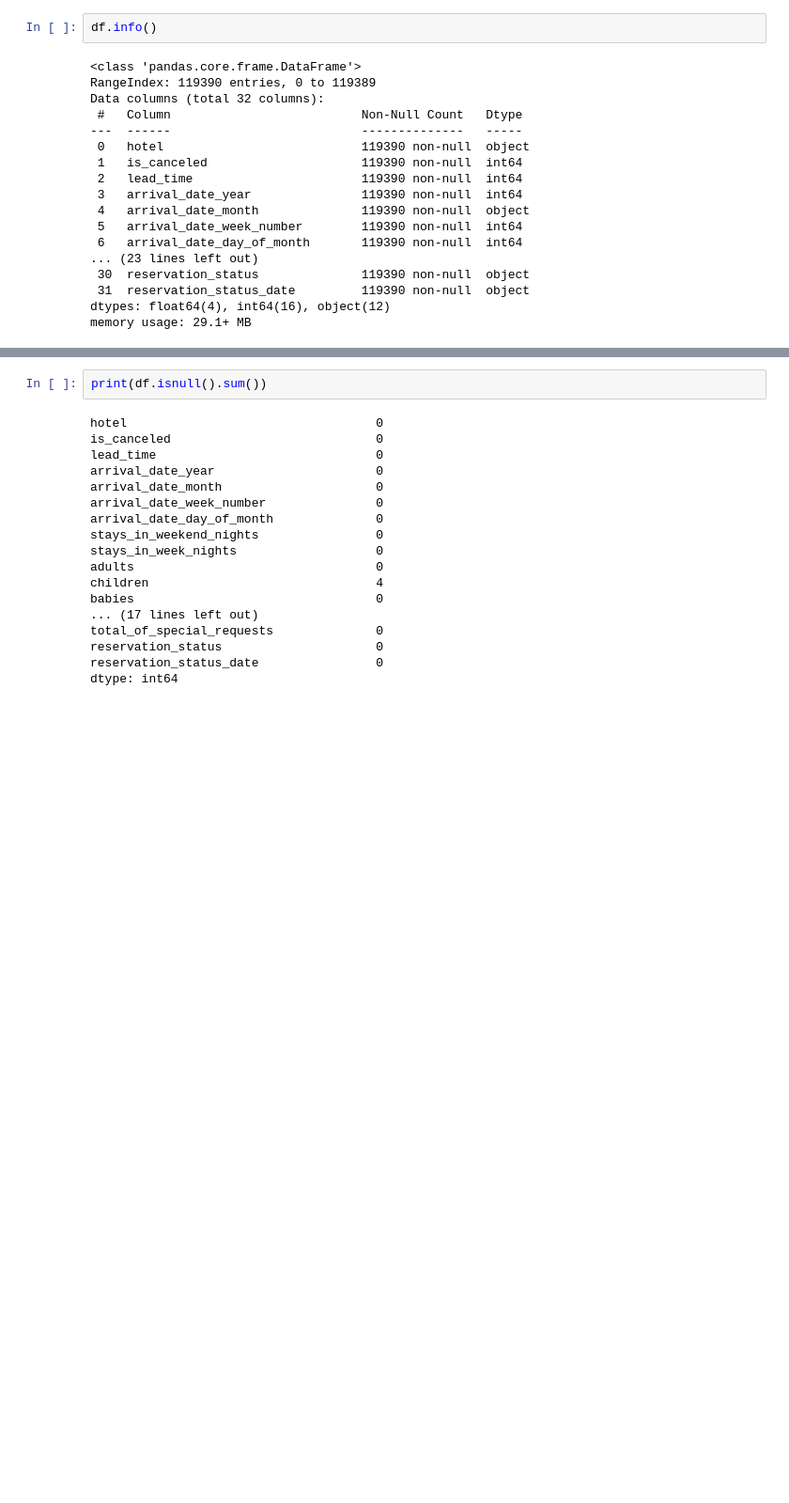
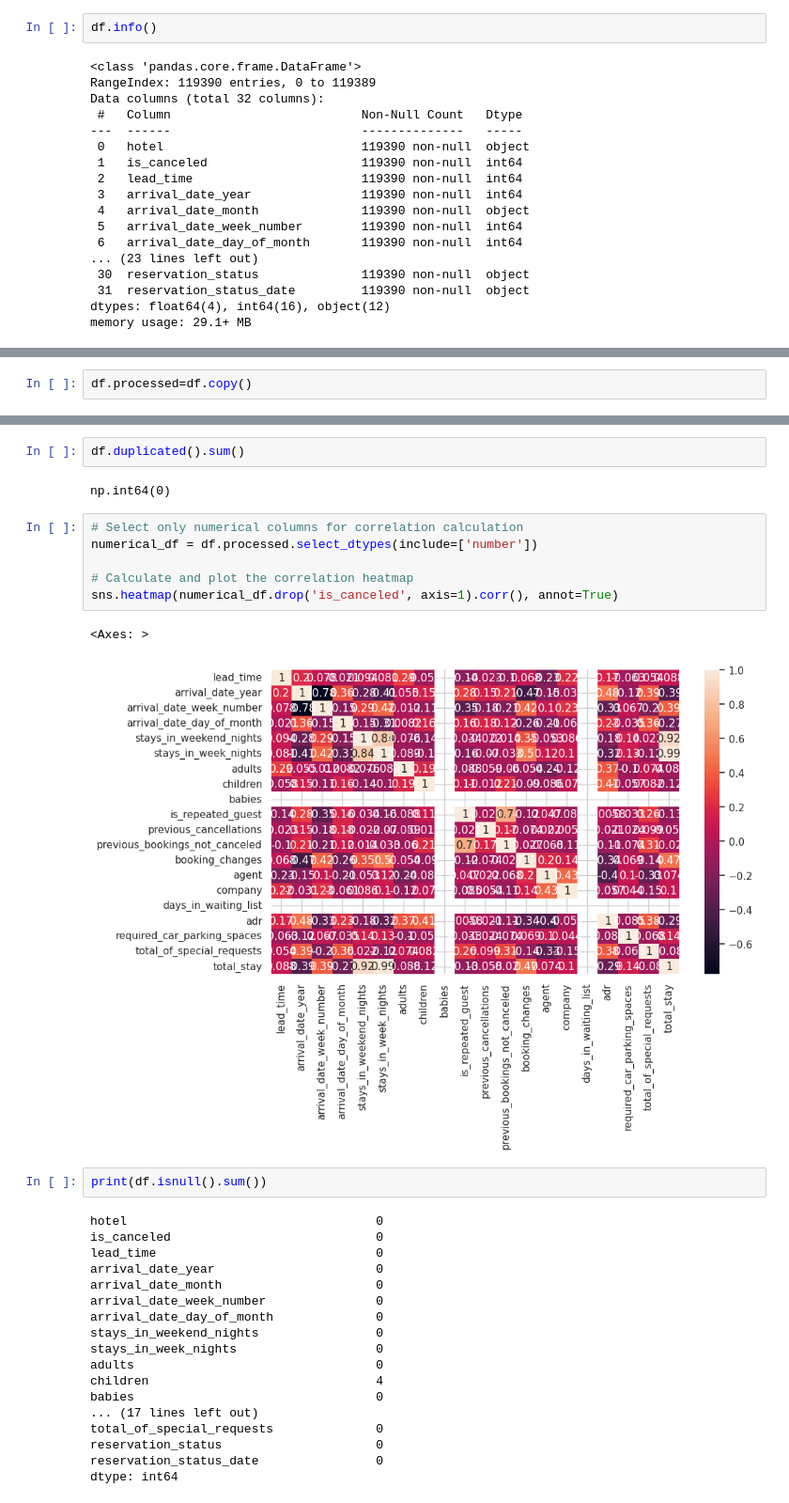
Before and after one commit to omaryassenkasseb-blip/gtc-ml-project1-hotel-bookings, a Jupyter notebook: Untitled2.ipynb, the cells around one changed output, grey strips where cells are left out. Shown at 94% size. Drawn from its saved outputs; the diff is of its cells as text; blank space fills up the shorter version.

```diff
--- a/Untitled2.ipynb
+++ b/Untitled2.ipynb
@@ -65,0 +123,2 @@ memory usage: 29.1+ MB
+# %%
+df.processed=df.copy()
@@ -66,3 +143,16 @@ memory usage: 29.1+ MB
+# %%
+df.duplicated().sum()
+# %% [output]
+np.int64(0)
+# %%
+# Select only numerical columns for correlation calculation
+numerical_df = df.processed.select_dtypes(include=['number'])
+
+# Calculate and plot the correlation heatmap
+sns.heatmap(numerical_df.drop('is_canceled', axis=1).corr(), annot=True)
+# %% [output]
+<Axes: >
+[figure, added]
 # %%
 print(df.isnull().sum())
 # %% [output]
```
Also changed, not shown: parts of 5 cells of this notebook.
